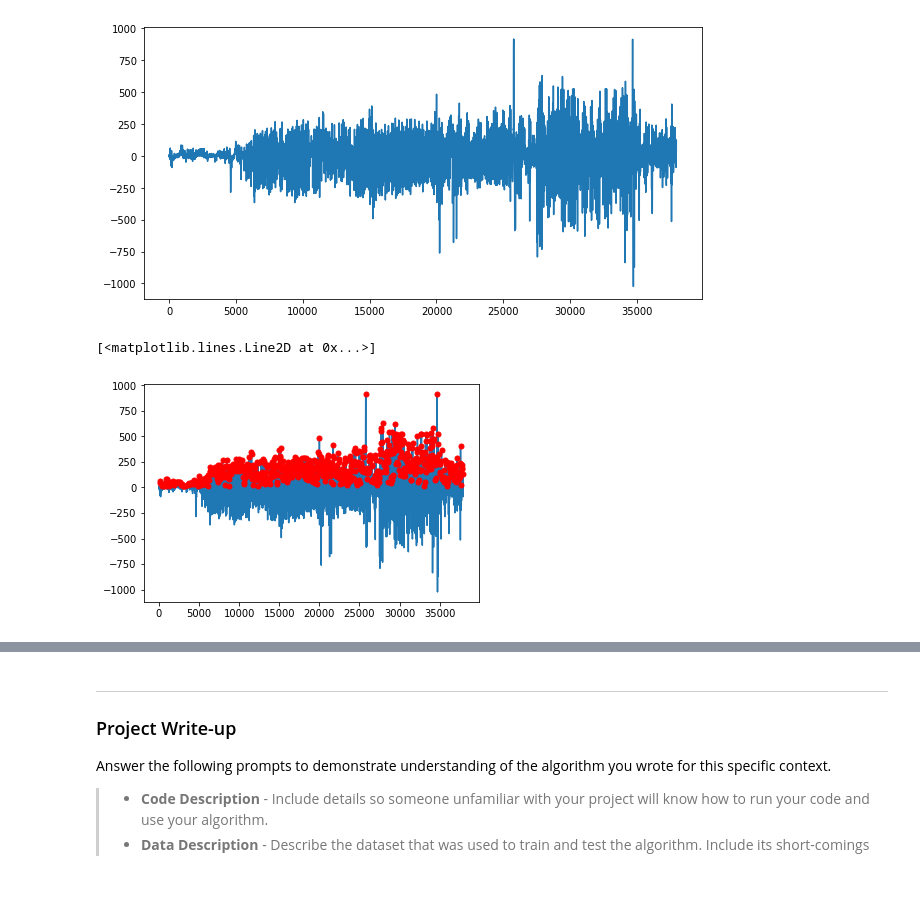
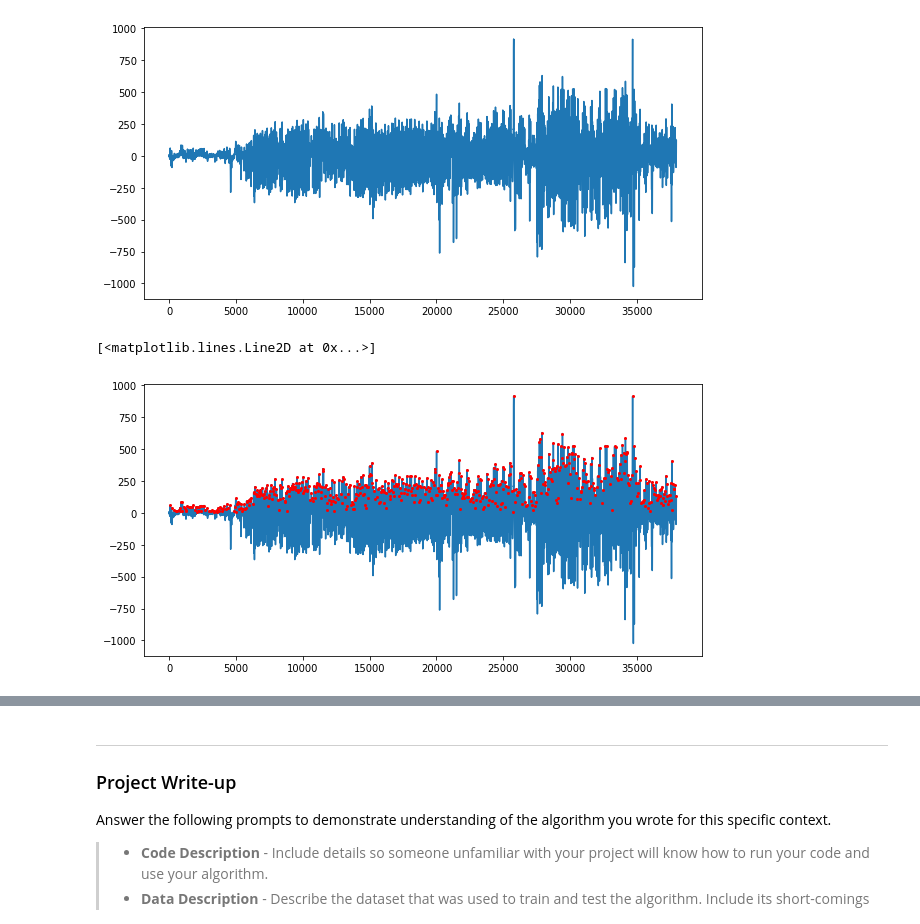
Before and after one commit to Danieldacruz7/Pulse-Rate-Estimation-in-Wearable-devices, a Jupyter notebook: pulse_rate_starter.ipynb, the cells around one changed output, grey strips where cells are left out. Saved outputs shown, nothing was run; the diff lists cells and outputs as text; code cells hidden in the pictures; blank space fills up the shorter version.

```diff
--- a/pulse_rate_starter.ipynb
+++ b/pulse_rate_starter.ipynb
@@ -140,10 +155,13 @@ plt.show()
 # %% [output]
 [figure]
 # %%
-pks = sp.signal.find_peaks(ppg, height = 15, distance =35)[0]
+f = plt.figure()
+f.set_figwidth(10)
+f.set_figheight(5)
+pks = sp.signal.find_peaks(ppg, height = 10, distance = 40)[0]
 plt.plot(ppg)
-plt.plot(pks, ppg[pks], 'r.', ms=10)
+plt.plot(pks, ppg[pks], 'r.', ms=4)
 # %% [output]
 [<matplotlib.lines.Line2D at 0x...>]
-[figure, old version]
+[figure, new version]
 # %%
```
Also changed, not shown: parts of 4 cells of this notebook.
